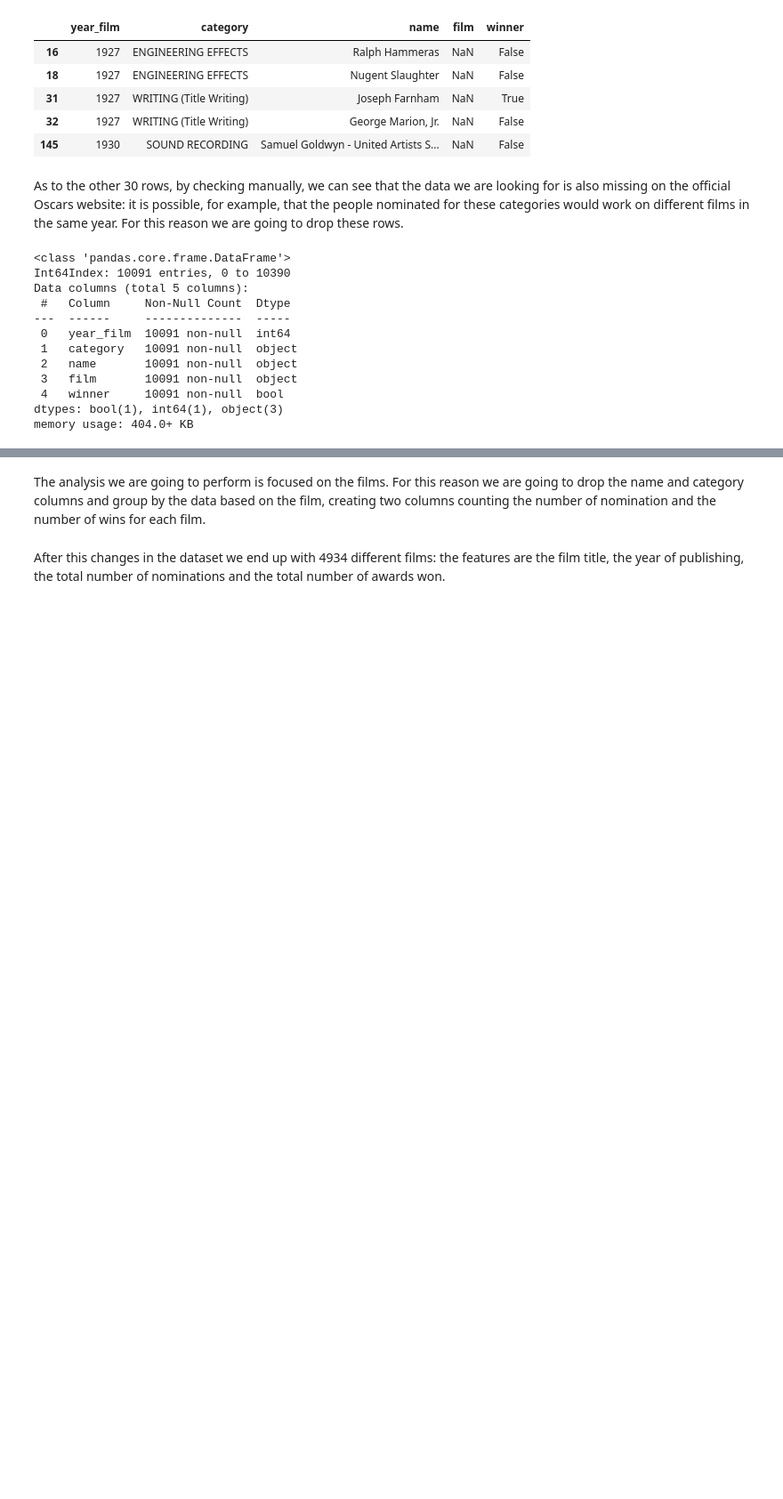
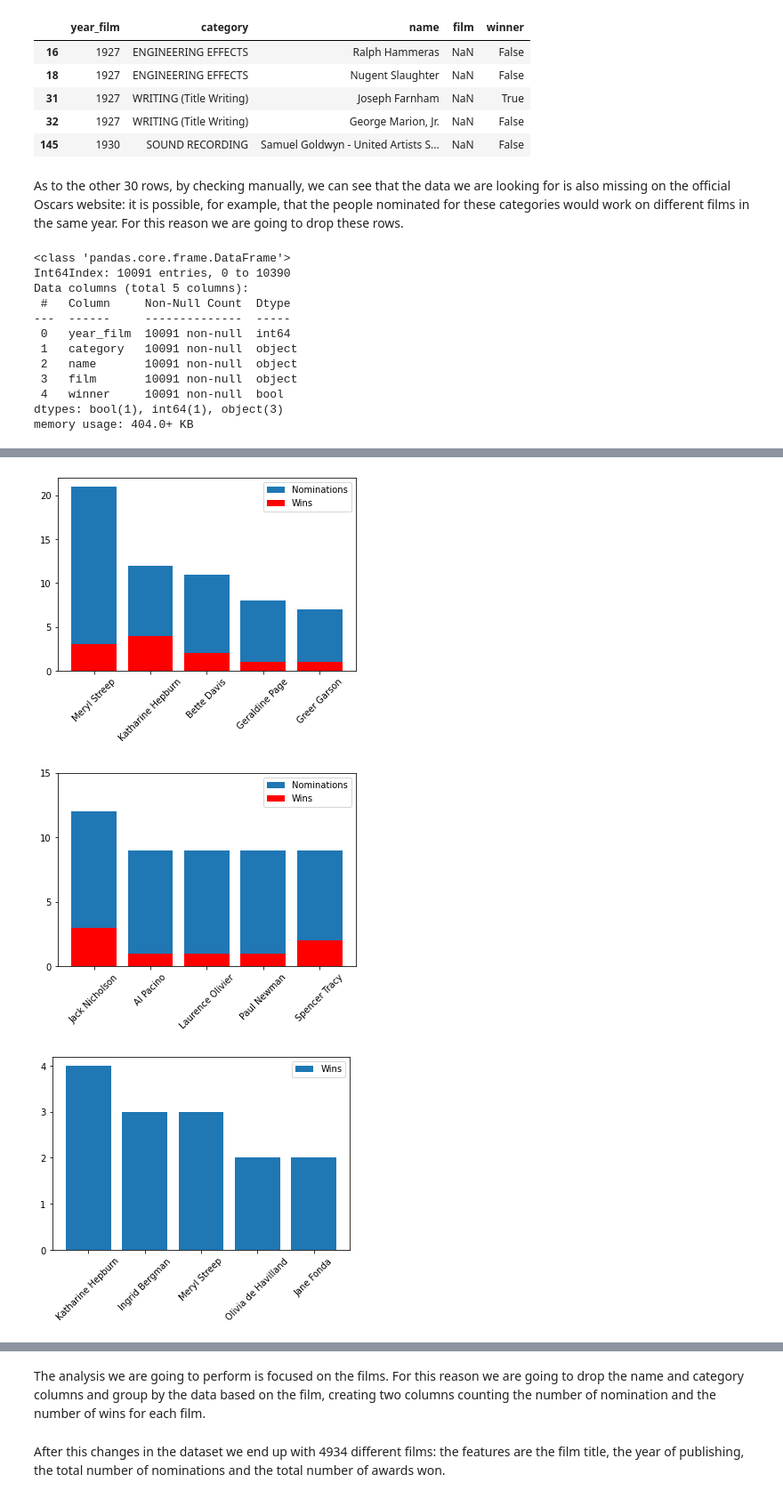
Before and after one commit to matteodales/programming_project, a Jupyter notebook: data_exploration_and_cleaning.ipynb, the cells around one changed output, grey strips where cells are left out. Shown at 89% size. Cells and saved outputs as stored; diff of their text form; code cells hidden in the pictures; blank space fills up the shorter version.

Commit message:
make graphs for nominations and wins

```diff
--- a/data_exploration_and_cleaning.ipynb
+++ b/data_exploration_and_cleaning.ipynb
@@ -87,3 +87,7 @@ Data columns (total 5 columns):
  4   winner     10091 non-null  bool
 dtypes: bool(1), int64(1), object(3)
 memory usage: 404.0+ KB
+# %%
+acting_categories_m = ['ACTOR IN A SUPPORTING ROLE','ACTOR','ACTOR IN A LEADING ROLE']
+acting_categories_f = ['ACTRESS IN A SUPPORTING ROLE', 'ACTRESS','ACTRESS IN A LEADING ROLE']
+oscar_df[oscar_df.category.isin(acting_categories_f)].name.value_counts()
@@ -89,0 +107,39 @@ memory usage: 404.0+ KB
+# %%
+nominated_f = oscar_df[oscar_df.category.isin(acting_categories_f)]
+nominated_m = oscar_df[oscar_df.category.isin(acting_categories_m)]
+
+most_nominated_f = nominated_f.groupby('name')['winner'].agg(['sum','count']).sort_values('count', ascending = False).head(5)
+plt.bar(most_nominated_f.index, most_nominated_f['count'], label='Nominations')
+plt.xticks(rotation=45)
+plt.bar(most_nominated_f.index, most_nominated_f['sum'], color='red', label='Wins')
+plt.xticks(rotation=45)
+plt.yticks(list(range(0,21,5)))
+plt.legend(loc='upper right')
+plt.show()
+
+most_nominated_m = nominated_m.groupby('name')['winner'].agg(['sum','count']).sort_values('count', ascending = False).head(5)
+plt.bar(most_nominated_m.index, most_nominated_m['count'], label='Nominations')
+plt.xticks(rotation=45)
+plt.bar(most_nominated_m.index, most_nominated_m['sum'], color='red', label='Wins')
+plt.xticks(rotation=45)
+plt.yticks(list(range(0,16,5)))
+plt.legend(loc='upper right')
+plt.show()
+
+most_winning_f = nominated_f.groupby('name')['winner'].agg(['sum','count']).sort_values('sum', ascending = False).head(5)
+plt.bar(most_winning_f.index, most_winning_f['sum'], label='Wins')
+plt.xticks(rotation=45)
+plt.yticks(list(range(5)))
+plt.legend(loc='upper right')
+plt.show()
+
+most_winning_m = nominated_m.groupby('name')['winner'].agg(['sum','count']).sort_values('sum', ascending = False).head(5)
+plt.bar(most_winning_m.index, most_winning_m['sum'], label='Wins')
+plt.xticks(rotation=45)
+plt.yticks(list(range(5)))
+plt.legend(loc='upper right')
+plt.show()
+# %% [output]
+[figure, added]
+[figure, added]
+[figure, added]
```
Also changed, not shown: parts of 12 cells of this notebook.
